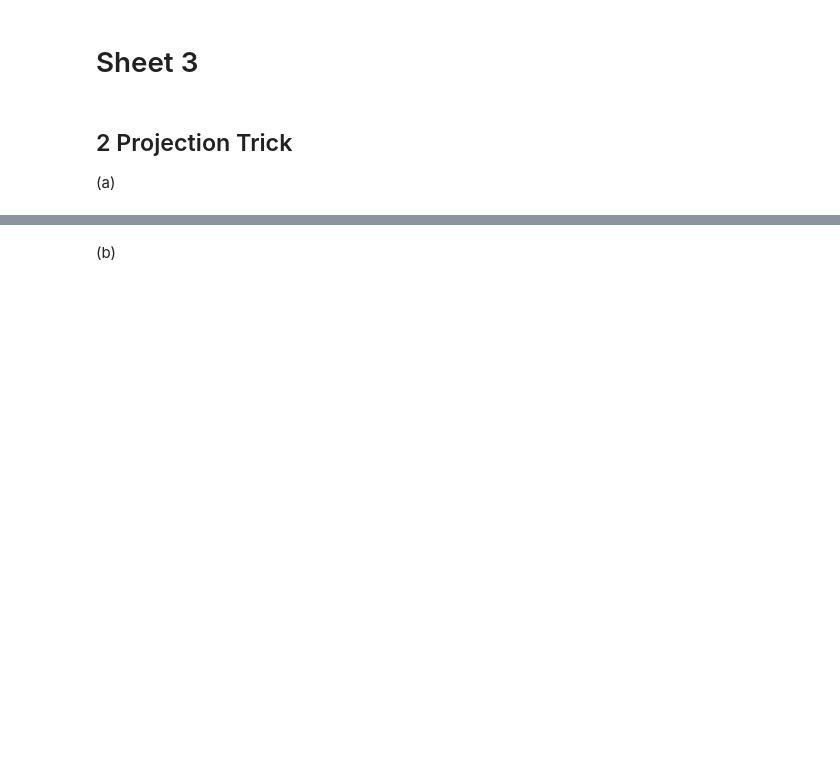
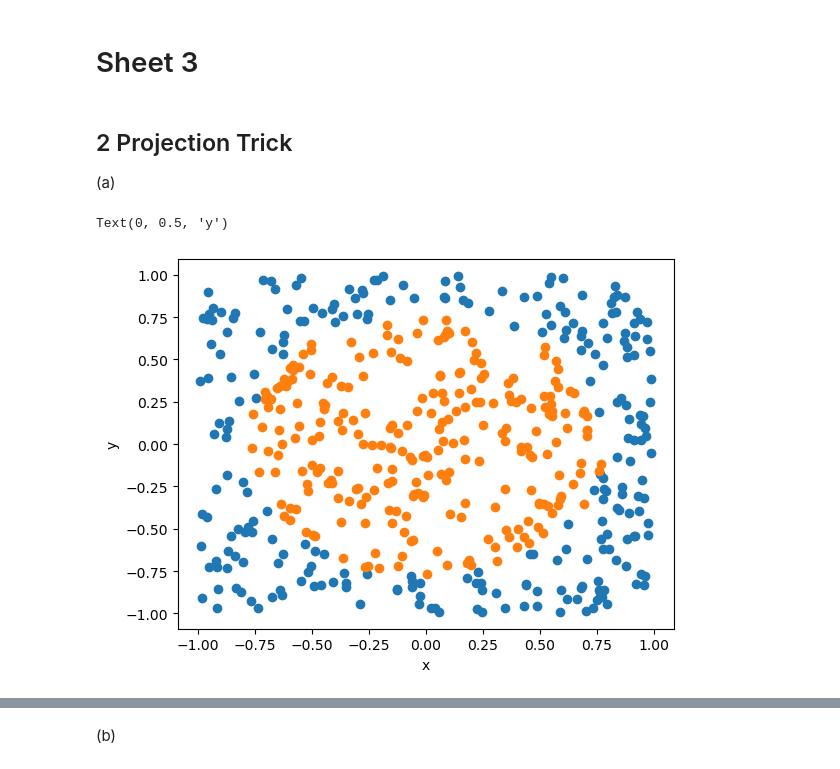
Before and after one commit to phopopo/mlph2023-Exercises, a Jupyter notebook: sheet03.ipynb, the cells around one changed output, grey strips where cells are left out. Drawn from its saved outputs; the diff is of its cells as text; code cells hidden in the pictures; blank space fills up the shorter version.

```diff
--- a/sheet03.ipynb
+++ b/sheet03.ipynb
@@ -12,6 +13,14 @@ import torch.nn as nn
 # %%
 # Load the data
 xy = np.load('data03/data2d.npy')
 labels = np.load('data03/labels.npy')
-
+xy.shape
 # TODO: Plot the data
+fig, ax = plt.subplots()
+ax.scatter(xy[labels==0][:,0],xy[labels==0][:,1], label="class 0")
+ax.scatter(xy[labels==1][:,0],xy[labels==1][:,1], label ="class 1")
+ax.set_xlabel("x")
+ax.set_ylabel("y")
+# %% [output]
+Text(0, 0.5, 'y')
+[figure, added]
```
Also changed, not shown: parts of 6 cells of this notebook.
